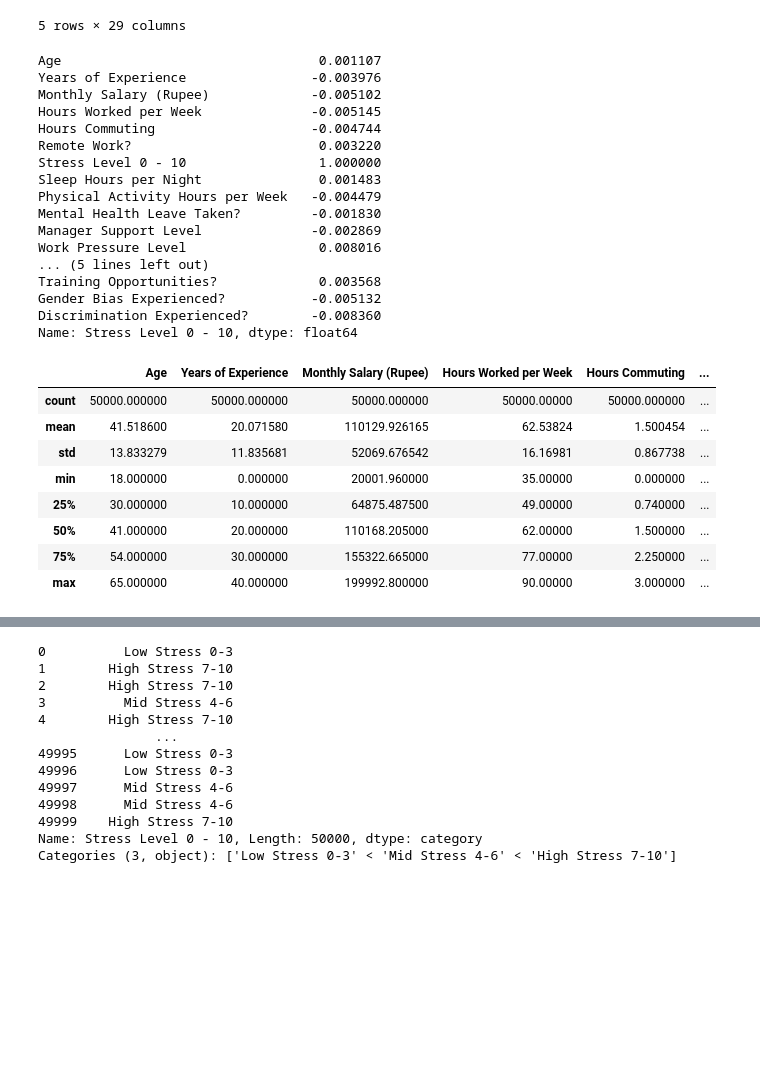
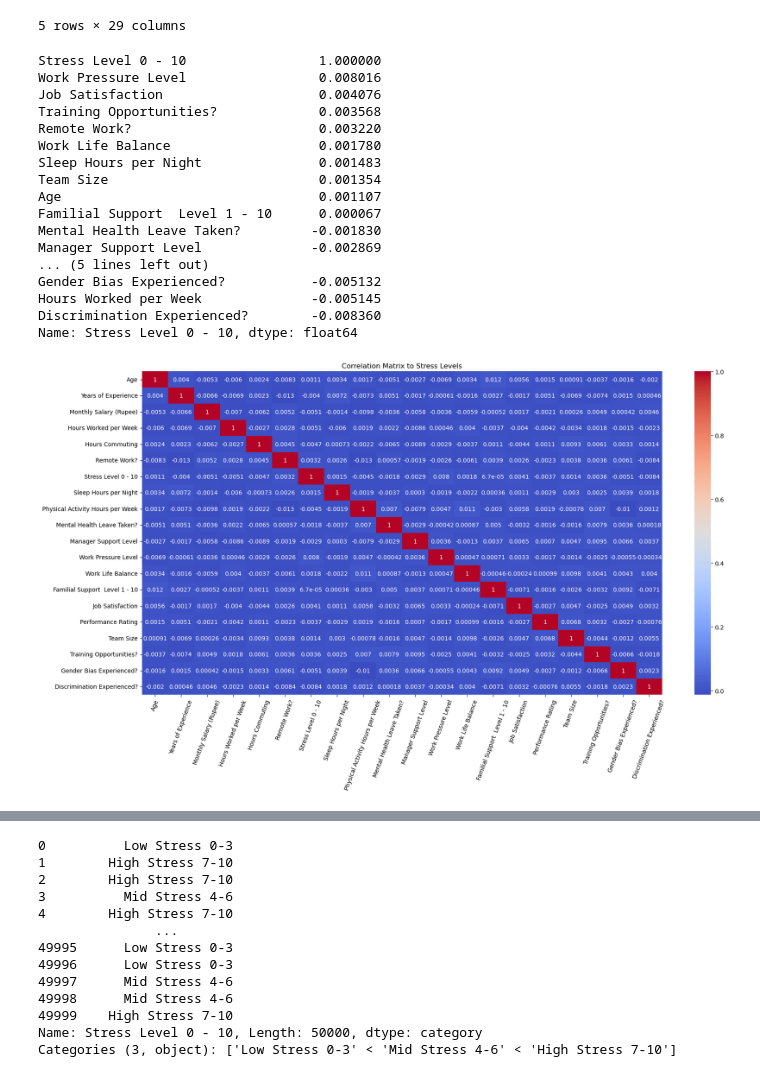
Before and after one commit to eliu14/project_1, a Jupyter notebook: overall_factors.ipynb, the cells around one changed output, grey strips where cells are left out. Saved outputs shown, nothing was run; the diff lists cells and outputs as text; code cells hidden in the pictures; blank space fills up the shorter version.

```diff
--- a/overall_factors.ipynb
+++ b/overall_factors.ipynb
@@ -49,35 +49,33 @@ factors_df.head()
 #Matrix to compare all factors against Stress levels
 Correlation_markers=factors_df[["Age", "Years of Experience", "Monthly Salary (Rupee)", "Hours Worked per Week", "Hours Commuting","Remote Work?", "Stress Level 0 - 10", "Sleep Hours per Night", "Physical Activity Hours per Week", "Mental Health Leave Taken?", "Manager Support Level", "Work Pressure Level", "Work Life Balance", "Familial Support  Level 1 - 10", "Job Satisfaction", "Performance Rating", "Team Size", "Training Opportunities?", "Gender Bias Experienced?", "Discrimination Experienced?"]]
 levels = 'Stress Level 0 - 10'
-levels_corr= Correlation_markers.corr()[levels]
+levels_corr= Correlation_markers.corr()[levels].sort_values(ascending=False)
 print(levels_corr)
 # %% [output]
+Stress Level 0 - 10                 1.000000
+Work Pressure Level                 0.008016
+Job Satisfaction                    0.004076
+Training Opportunities?             0.003568
+Remote Work?                        0.003220
+Work Life Balance                   0.001780
+Sleep Hours per Night               0.001483
+Team Size                           0.001354
 Age                                 0.001107
-Years of Experience                -0.003976
-Monthly Salary (Rupee)             -0.005102
-Hours Worked per Week              -0.005145
-Hours Commuting                    -0.004744
-Remote Work?                        0.003220
-Stress Level 0 - 10                 1.000000
-Sleep Hours per Night               0.001483
-Physical Activity Hours per Week   -0.004479
+Familial Support  Level 1 - 10      0.000067
 Mental Health Leave Taken?         -0.001830
 Manager Support Level              -0.002869
-Work Pressure Level                 0.008016
 ... (5 lines left out)
-Training Opportunities?             0.003568
 Gender Bias Experienced?           -0.005132
+Hours Worked per Week              -0.005145
 Discrimination Experienced?        -0.008360
 Name: Stress Level 0 - 10, dtype: float64
-# %%
-factors_df.describe()
-# %% [output]
-|  | Age | Years of Experience | Monthly Salary (Rupee) | Hours Worked per Week | Hours Commuting | ... |
-| count | 50000.000000 | 50000.000000 | 50000.000000 | 50000.00000 | 50000.000000 | ... |
-| mean | 41.518600 | 20.071580 | 110129.926165 | 62.53824 | 1.500454 | ... |
-| std | 13.833279 | 11.835681 | 52069.676542 | 16.16981 | 0.867738 | ... |
-| min | 18.000000 | 0.000000 | 20001.960000 | 35.00000 | 0.000000 | ... |
-| 25% | 30.000000 | 10.000000 | 64875.487500 | 49.00000 | 0.740000 | ... |
-| 50% | 41.000000 | 20.000000 | 110168.205000 | 62.00000 | 1.500000 | ... |
-| 75% | 54.000000 | 30.000000 | 155322.665000 | 77.00000 | 2.250000 | ... |
-| max | 65.000000 | 40.000000 | 199992.800000 | 90.00000 | 3.000000 | ... |
+# %%
+#Heatmap of overall factors
+levels_corr = levels_corr[Correlation_markers[levels]]
+plt.figure(figsize=(20, 10))
+sns.heatmap(Correlation_markers.corr(), annot=True, cmap='coolwarm')
+plt.title('Correlation Matrix to Stress Levels')
+plt.xticks(rotation=70)
+plt.show()
+# %% [output]
+[figure, added]
```
Also changed, not shown: parts of 7 cells of this notebook.
